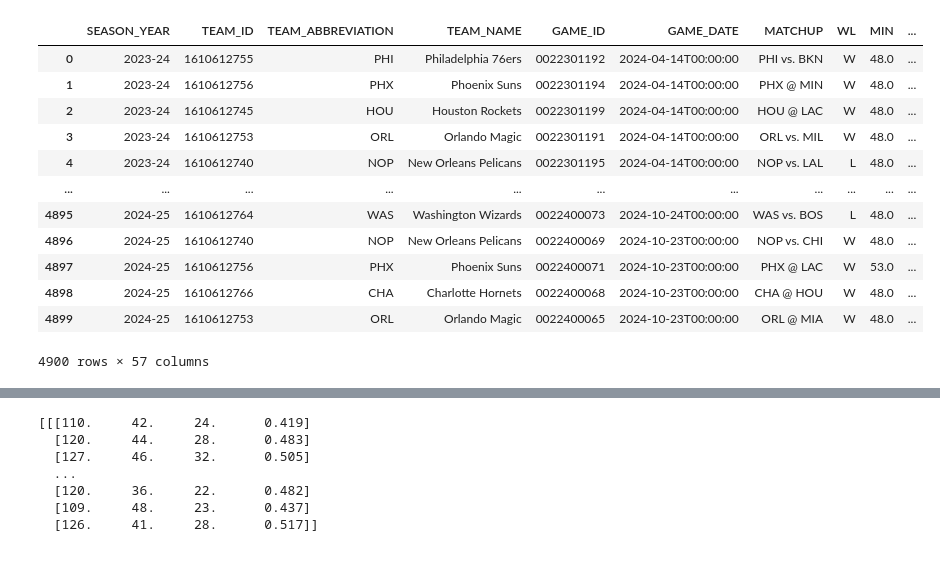
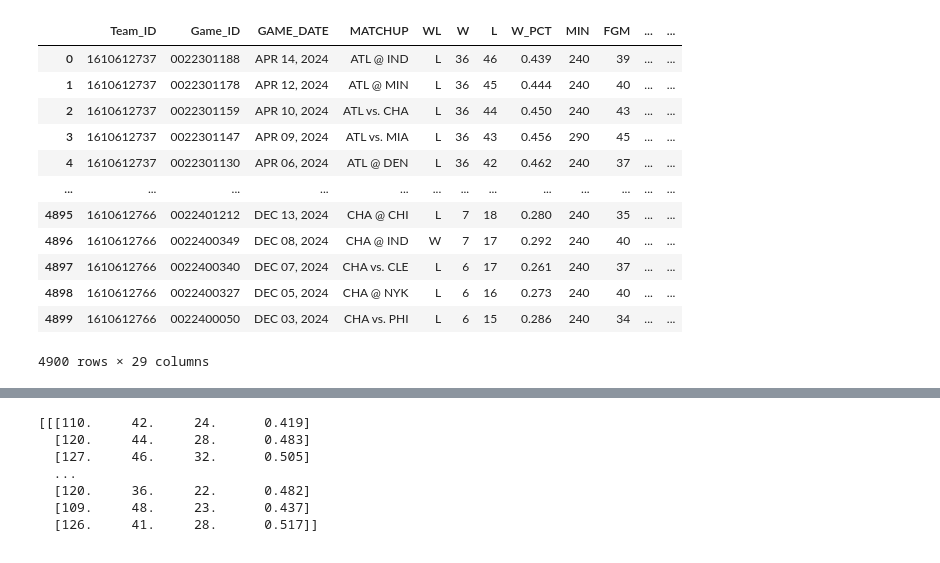
Before and after one commit to BihanDasgupta/ShotMint, a Jupyter notebook: MintShooter_RNN_Model.ipynb, the cells around one changed output, grey strips where cells are left out. Cells and saved outputs as stored; diff of their text form; code cells hidden in the pictures.

```diff
--- a/MintShooter_RNN_Model.ipynb
+++ b/MintShooter_RNN_Model.ipynb
@@ -32,30 +34,50 @@ from nba_api.stats.endpoints import TeamGameLogs
 # %%
-# Fetch NBA Game Logs (2023-2024, 2024-2025):
-def fetch_season_data(season):
-    logs = TeamGameLogs(season_nullable=season, season_type_nullable='Regular Season')
-    df = logs.get_data_frames()[0]
-    return df
+# Get list of all NBA teams
+nba_teams = teams.get_teams()
 
-df_2024 = fetch_season_data("2023-24")
-df_2025 = fetch_season_data("2024-25")
+def fetch_all_teams_gamelogs(season):
+    all_team_logs = []
 
-# Combine and reset index
-df_all = pd.concat([df_2024, df_2025], ignore_index=True)
+    for team in nba_teams:
+        team_id = team['id']
+        try:
+            gamelog = teamgamelog.TeamGameLog(team_id=team_id, season=season, season_type_all_star="Regular Season")
+            df = gamelog.get_data_frames()[0]
+            df['TEAM_ID'] = team_id
+            df['SEASON'] = season
+            all_team_logs.append(df)
+            time.sleep(0.6)  # Prevent rate-limiting by NBA API
+        except Exception as e:
+            print(f"Failed for team {team['full_name']} ({team_id}): {e}")
+
+    return pd.concat(all_team_logs, ignore_index=True)
+
+# Fetch logs for both seasons
+df_2023 = fetch_all_teams_gamelogs("2023-24")
+df_2024 = fetch_all_teams_gamelogs("2024-25")
+
+# Combine into one dataframe
+df_all = pd.concat([df_2023, df_2024], ignore_index=True)
+
+# Save locally (optional)
+df_all.to_csv("nba_all_games_2023_2025.csv", index=False)
+
+# Print out first 5 and last 20
 df_all.head(-20)
 # %% [output]
-|  | SEASON_YEAR | TEAM_ID | TEAM_ABBREVIATION | TEAM_NAME | GAME_ID | GAME_DATE | MATCHUP | WL | MIN | ... |
-| 0 | 2023-24 | 1610612755 | PHI | Philadelphia 76ers | 0022301192 | 2024-04-14T00:00:00 | PHI vs. BKN | W | 48.0 | ... |
-| 1 | 2023-24 | 1610612756 | PHX | Phoenix Suns | 0022301194 | 2024-04-14T00:00:00 | PHX @ MIN | W | 48.0 | ... |
-| 2 | 2023-24 | 1610612745 | HOU | Houston Rockets | 0022301199 | 2024-04-14T00:00:00 | HOU @ LAC | W | 48.0 | ... |
-| 3 | 2023-24 | 1610612753 | ORL | Orlando Magic | 0022301191 | 2024-04-14T00:00:00 | ORL vs. MIL | W | 48.0 | ... |
-| 4 | 2023-24 | 1610612740 | NOP | New Orleans Pelicans | 0022301195 | 2024-04-14T00:00:00 | NOP vs. LAL | L | 48.0 | ... |
-| ... | ... | ... | ... | ... | ... | ... | ... | ... | ... | ... |
-| 4895 | 2024-25 | 1610612764 | WAS | Washington Wizards | 0022400073 | 2024-10-24T00:00:00 | WAS vs. BOS | L | 48.0 | ... |
-| 4896 | 2024-25 | 1610612740 | NOP | New Orleans Pelicans | 0022400069 | 2024-10-23T00:00:00 | NOP vs. CHI | W | 48.0 | ... |
-| 4897 | 2024-25 | 1610612756 | PHX | Phoenix Suns | 0022400071 | 2024-10-23T00:00:00 | PHX @ LAC | W | 53.0 | ... |
-| 4898 | 2024-25 | 1610612766 | CHA | Charlotte Hornets | 0022400068 | 2024-10-23T00:00:00 | CHA @ HOU | W | 48.0 | ... |
-| 4899 | 2024-25 | 1610612753 | ORL | Orlando Magic | 0022400065 | 2024-10-23T00:00:00 | ORL @ MIA | W | 48.0 | ... |
+|  | Team_ID | Game_ID | GAME_DATE | MATCHUP | WL | W | L | W_PCT | MIN | FGM | ... | ... |
+| 0 | 1610612737 | 0022301188 | APR 14, 2024 | ATL @ IND | L | 36 | 46 | 0.439 | 240 | 39 | ... | ... |
+| 1 | 1610612737 | 0022301178 | APR 12, 2024 | ATL @ MIN | L | 36 | 45 | 0.444 | 240 | 40 | ... | ... |
+| 2 | 1610612737 | 0022301159 | APR 10, 2024 | ATL vs. CHA | L | 36 | 44 | 0.450 | 240 | 43 | ... | ... |
+| 3 | 1610612737 | 0022301147 | APR 09, 2024 | ATL vs. MIA | L | 36 | 43 | 0.456 | 290 | 45 | ... | ... |
+| 4 | 1610612737 | 0022301130 | APR 06, 2024 | ATL @ DEN | L | 36 | 42 | 0.462 | 240 | 37 | ... | ... |
+| ... | ... | ... | ... | ... | ... | ... | ... | ... | ... | ... | ... | ... |
+| 4895 | 1610612766 | 0022401212 | DEC 13, 2024 | CHA @ CHI | L | 7 | 18 | 0.280 | 240 | 35 | ... | ... |
+| 4896 | 1610612766 | 0022400349 | DEC 08, 2024 | CHA @ IND | W | 7 | 17 | 0.292 | 240 | 40 | ... | ... |
+| 4897 | 1610612766 | 0022400340 | DEC 07, 2024 | CHA vs. CLE | L | 6 | 17 | 0.261 | 240 | 37 | ... | ... |
+| 4898 | 1610612766 | 0022400327 | DEC 05, 2024 | CHA @ NYK | L | 6 | 16 | 0.273 | 240 | 40 | ... | ... |
+| 4899 | 1610612766 | 0022400050 | DEC 03, 2024 | CHA vs. PHI | L | 6 | 15 | 0.286 | 240 | 34 | ... | ... |
-4900 rows × 57 columns
+4900 rows × 29 columns
 # %%
 # Convert date
 df_all['GAME_DATE'] = pd.to_datetime(df_all['GAME_DATE'])
```
Also changed, not shown: parts of 8 cells of this notebook, 4 other files.
